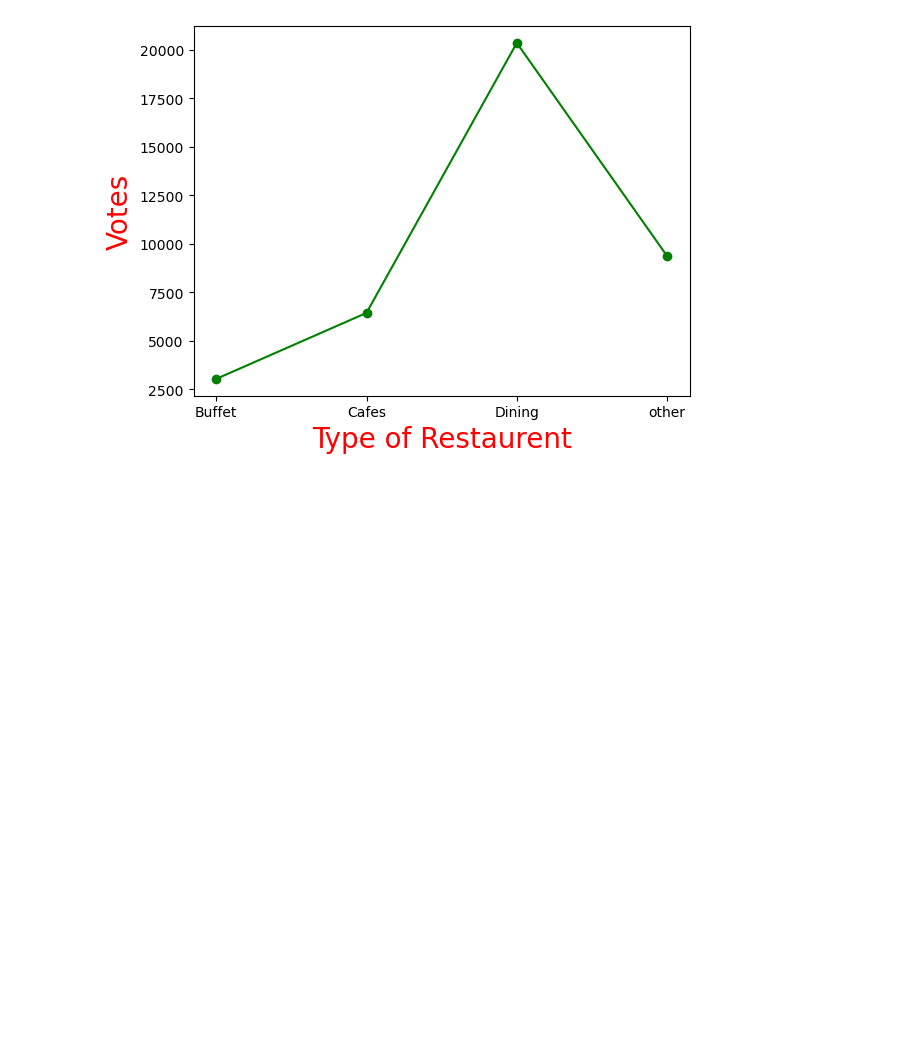
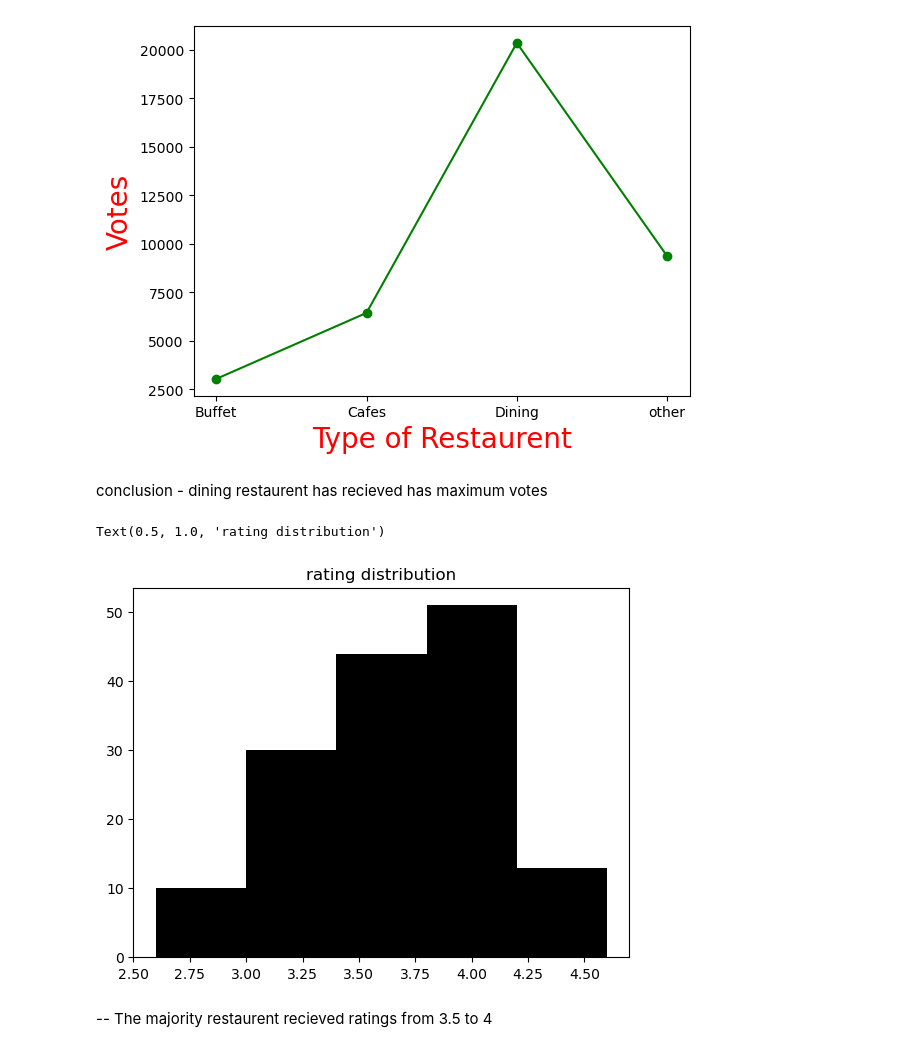
Before and after one commit to Deepanshu-8126/EDA, a Jupyter notebook: ZOMATO_DATA_SCIENCE/zomato.ipynb, the cells around one changed output. Cells and saved outputs as stored; diff of their text form; code cells hidden in the pictures; blank space fills up the shorter version.

```diff
--- a/ZOMATO_DATA_SCIENCE/zomato.ipynb
+++ b/ZOMATO_DATA_SCIENCE/zomato.ipynb
@@ -115,3 +115,14 @@ plt.ylabel('Votes',c='red',size=20)
 # %% [output]
 Text(0, 0.5, 'Votes')
 [figure]
+# %% [markdown]
+conclusion - dining restaurent has recieved has maximum votes
+# %%
+# 3-- what are the majority of restuarents have recieved highest rating
+plt.hist(df['rate'],bins=5,color='black')
+plt.title('rating distribution')
+# %% [output]
+Text(0.5, 1.0, 'rating distribution')
+[figure, added]
+# %% [markdown]
+-- The majority restaurent recieved ratings from 3.5 to 4
```
Also changed, not shown: parts of 9 cells of this notebook.
